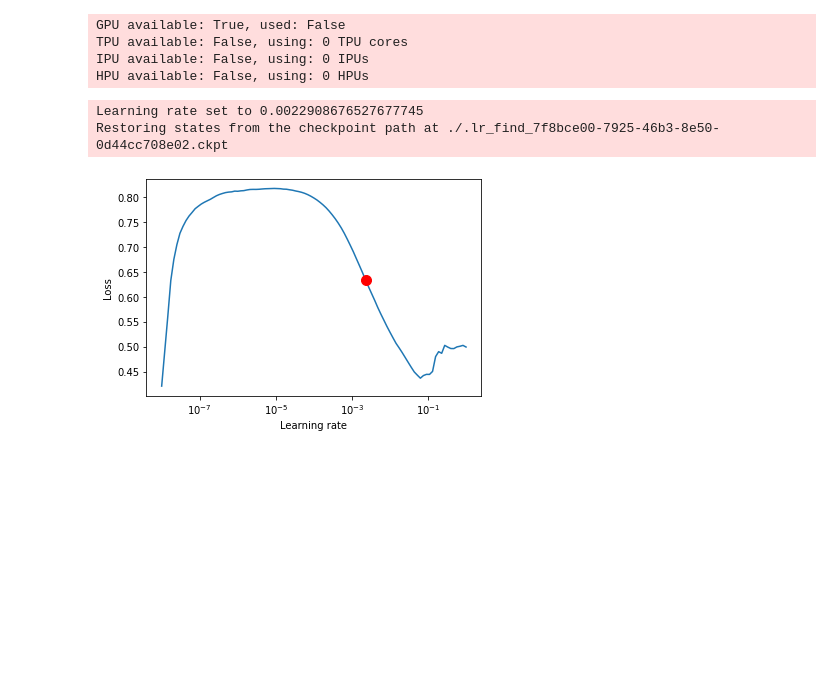
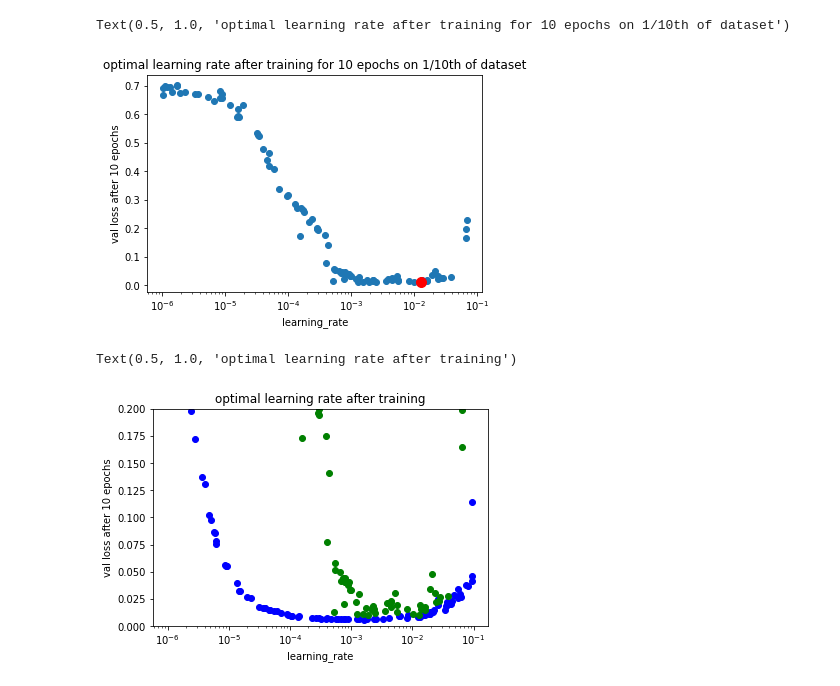
Before and after one commit to apalermo01/hyperparameter-tuning, a Jupyter notebook: analyze results - 20221017.ipynb, the cells around one changed output. Saved outputs shown, nothing was run; the diff lists cells and outputs as text; code cells hidden in the pictures; blank space fills up the shorter version.

```diff
--- a/analyze results - 20221017.ipynb
+++ b/analyze results - 20221017.ipynb
@@ -59,28 +41,31 @@ pytorch_classifier_mnist.yaml  simple_training.yaml
-# %%
-from hparam_tuning_project.training.trainer import Trainer
-from hparam_tuning_project.data.datasets import PytorchDataset
-import pytorch_lightning as pl
-from hparam_tuning_project.utils import initialize_callbacks
-import yaml
-
-with open("training_configs/pytorch_classifier_mnist.yaml", "r")  as f:
-    cfg = yaml.safe_load(f)
-dataset = PytorchDataset(**cfg['training_cfg']['data_cfg'])
-model = Trainer(**cfg['training_cfg'])
-callbacks = initialize_callbacks(cfg['callbacks'])
-learner = pl.Trainer(**cfg['flags'], callbacks=callbacks, auto_lr_find=True)
-# learner.fit(model, dataset)
-# %% [output]
-GPU available: True, used: False
-TPU available: False, using: 0 TPU cores
-IPU available: False, using: 0 IPUs
-HPU available: False, using: 0 HPUs
-# %%
-lr_finder = learner.tune(model, dataset)
-# %% [output]
-Learning rate set to 0.0022908676527677745
-Restoring states from the checkpoint path at ./.lr_find_7f8bce00-7925-46b3-8e50-0d44cc708e02.ckpt
-# %%
-lr_finder['lr_find'].plot(suggest=True)
-# %% [output]
-[figure, removed]
+# %%
+fig, ax = plt.subplots()
+
+results_tenth_ten_epoch = results_tenth #results_tenth[results_tenth['training_iteration']==10]
+ax.scatter(results_tenth_ten_epoch['config/optimizer_cfg/args/lr'],
+            results_tenth_ten_epoch['val_loss'])
+ax.scatter(best_lr_tenth_val, best_lr_tenth_loss, c='r', s=100, label='best lr')
+ax.set_xscale('log')
+ax.set_xlabel("learning_rate")
+ax.set_ylabel("val loss after 10 epochs")
+ax.set_title("optimal learning rate after training for 10 epochs on 1/10th of dataset")
+# %% [output]
+Text(0.5, 1.0, 'optimal learning rate after training for 10 epochs on 1/10th of dataset')
+[figure, added]
+# %%
+fig, ax = plt.subplots()
+
+results_tenth_ten_epoch = results_tenth #results_tenth[results_tenth['training_iteration']==10]
+ax.scatter(results_full['config/optimizer_cfg/args/lr'],
+            results_full['val_loss'], c='b')
+ax.scatter(results_tenth['config/optimizer_cfg/args/lr'],
+            results_tenth['val_loss'], c='g')
+# ax.scatter(best_lr_tenth_val, best_lr_tenth_loss, c='r', s=100, label='best lr')
+ax.set_xscale('log')
+ax.set_xlabel("learning_rate")
+ax.set_ylabel("val loss after 10 epochs")
+ax.set_ylim([0, 0.2])
+ax.set_title("optimal learning rate after training")
+# %% [output]
+Text(0.5, 1.0, 'optimal learning rate after training')
+[figure, added]
```
Also changed, not shown: parts of 10 cells of this notebook, 11 other files.
